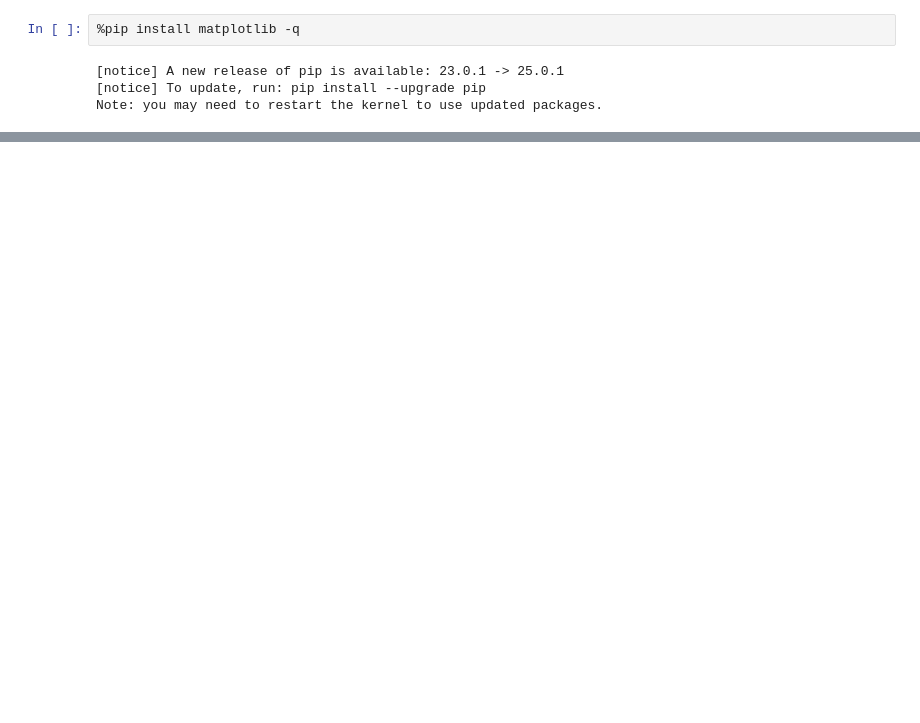
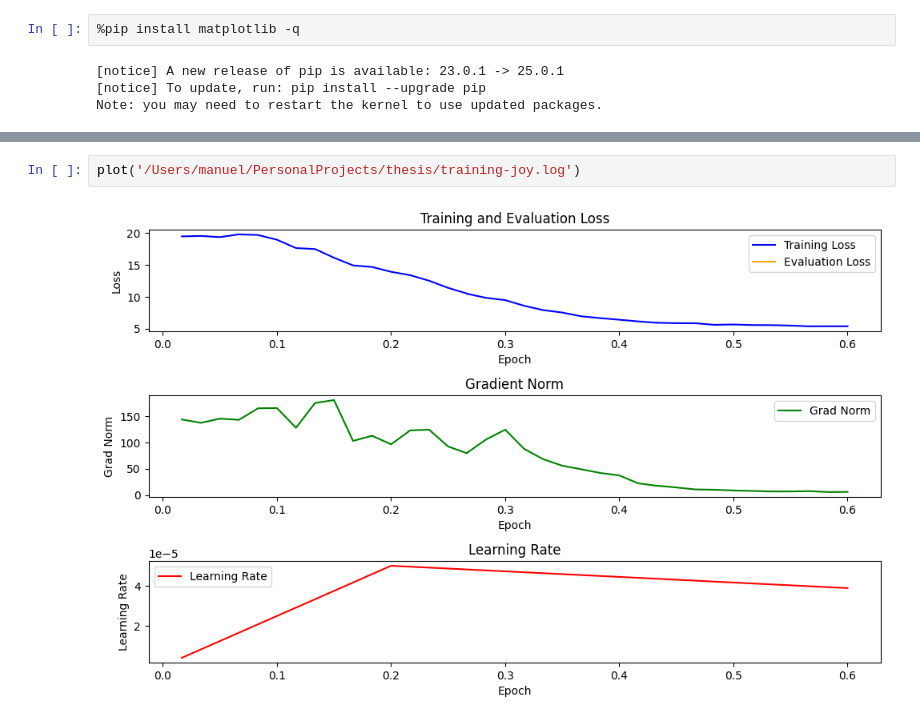
Before and after one commit to gozus19p/Quantifying-the-Impact-of-Emotions-in-Human-LLM-Interaction, a Jupyter notebook: omega/notebooks/training-plot/notebook.ipynb, the cells around one changed output, grey strips where cells are left out. Saved outputs shown, nothing was run; the diff lists cells and outputs as text; blank space fills up the shorter version.

```diff
--- a/omega/notebooks/training-plot/notebook.ipynb
+++ b/omega/notebooks/training-plot/notebook.ipynb
@@ -123,0 +64,4 @@ plt.show()
+# %%
+plot('/Users/manuel/PersonalProjects/thesis/training-joy.log')
+# %% [output]
+[figure, added]
```
Also changed, not shown: parts of 4 cells of this notebook, 4 other files.
